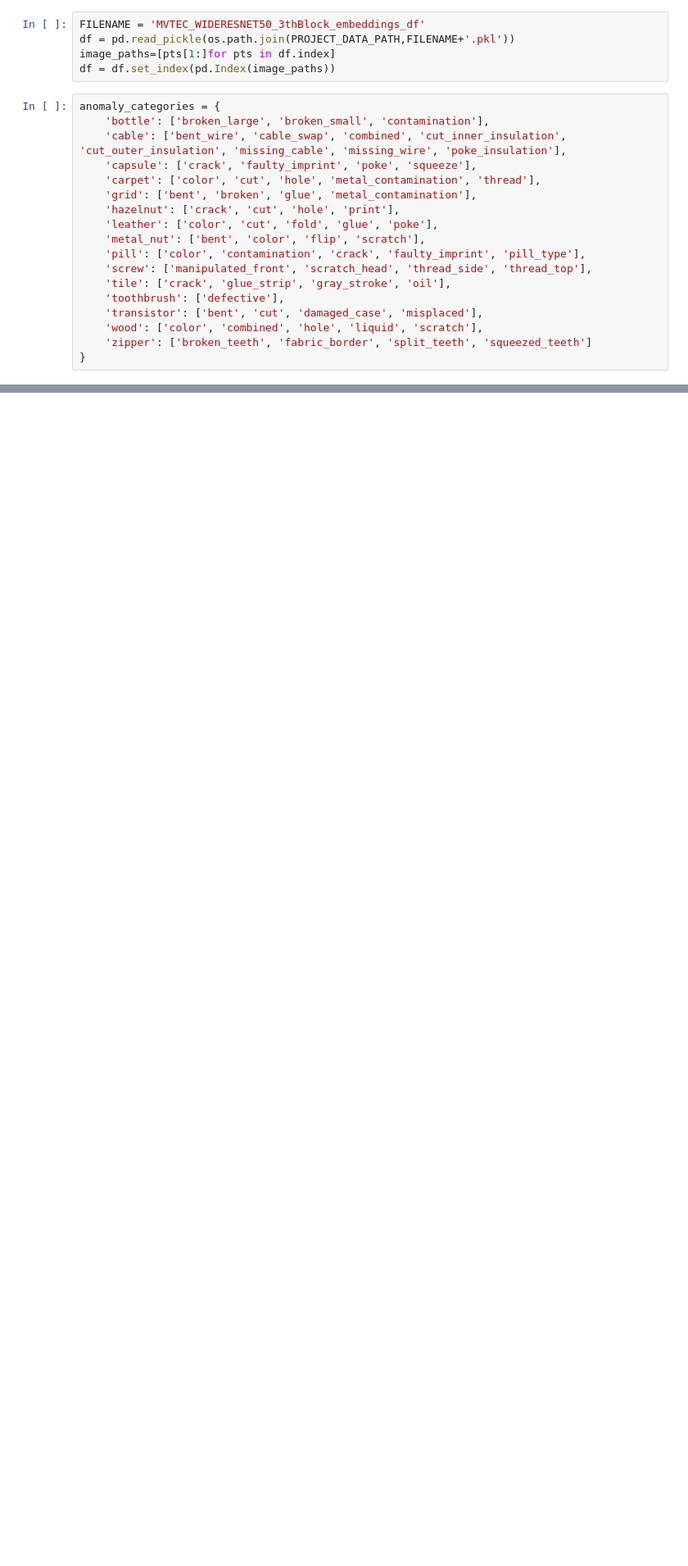
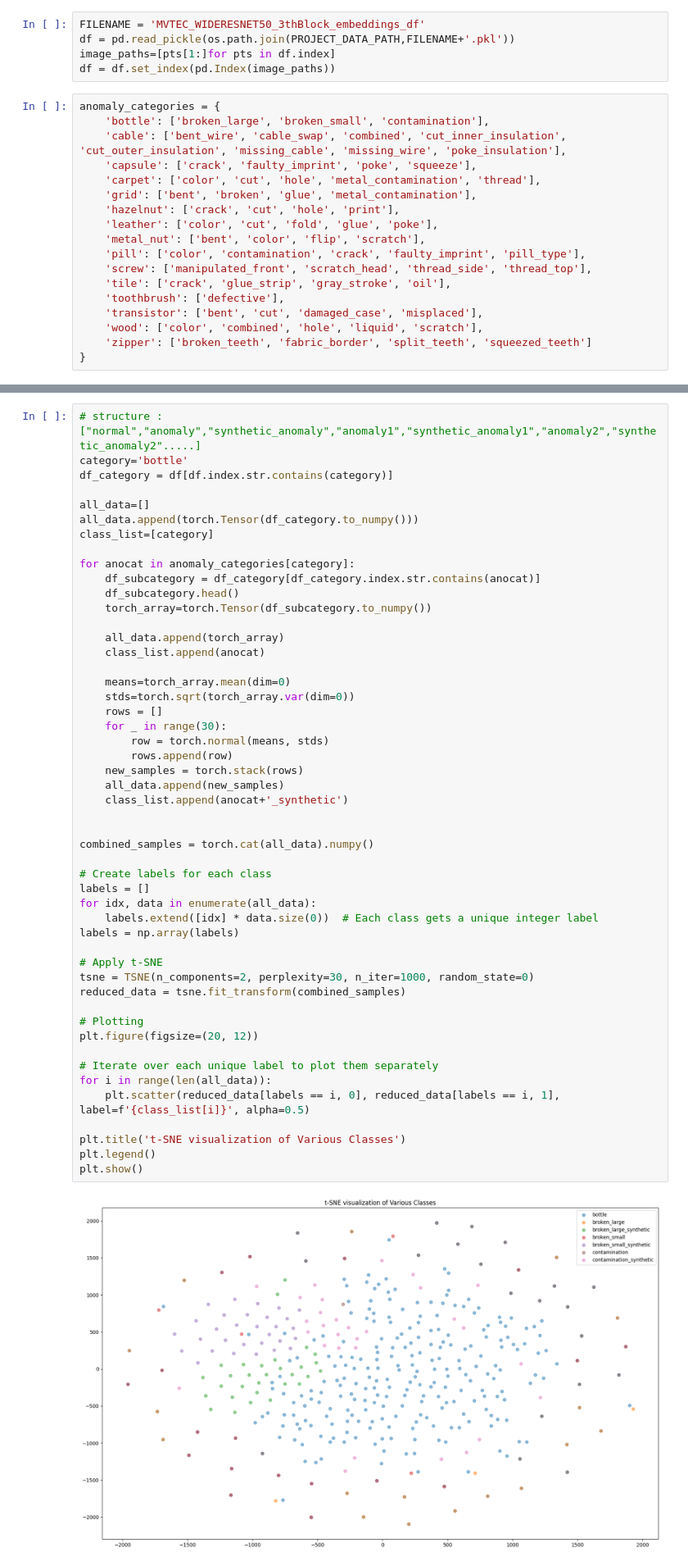
Before and after one commit to buehlpa/MVTec_Visualizer, a Jupyter notebook: workspace/mvtec_WIDERESNET50_syntheticAnomalies.ipynb, the cells around one changed output, grey strips where cells are left out. Shown: that part at 82% size. Cells and saved outputs as stored; diff of their text form; blank space fills up the shorter version.

Commit message:
added synthetic

```diff
--- a/workspace/mvtec_WIDERESNET50_syntheticAnomalies.ipynb
+++ b/workspace/mvtec_WIDERESNET50_syntheticAnomalies.ipynb
@@ -100,3 +50,55 @@ plt.show()
+# %%
+# structure : ["normal","anomaly","synthetic_anomaly","anomaly1","synthetic_anomaly1","anomaly2","synthetic_anomaly2".....]
+category='bottle'
+df_category = df[df.index.str.contains(category)]
+
+all_data=[]
+all_data.append(torch.Tensor(df_category.to_numpy()))
+class_list=[category]
+
+for anocat in anomaly_categories[category]:
+    df_subcategory = df_category[df_category.index.str.contains(anocat)]
+    df_subcategory.head()
+    torch_array=torch.Tensor(df_subcategory.to_numpy())
+
+    all_data.append(torch_array)
+    class_list.append(anocat)
+
+    means=torch_array.mean(dim=0)
+    stds=torch.sqrt(torch_array.var(dim=0))
+    rows = []
+    for _ in range(30):
+        row = torch.normal(means, stds)
+        rows.append(row)
+    new_samples = torch.stack(rows)
+    all_data.append(new_samples)
+    class_list.append(anocat+'_synthetic')
+
+
+combined_samples = torch.cat(all_data).numpy()
+
+# Create labels for each class
+labels = []
+for idx, data in enumerate(all_data):
+    labels.extend([idx] * data.size(0))  # Each class gets a unique integer label
+labels = np.array(labels)
+
+# Apply t-SNE
+tsne = TSNE(n_components=2, perplexity=30, n_iter=1000, random_state=0)
+reduced_data = tsne.fit_transform(combined_samples)
+
+# Plotting
+plt.figure(figsize=(20, 12))
+
+# Iterate over each unique label to plot them separately
+for i in range(len(all_data)):
+    plt.scatter(reduced_data[labels == i, 0], reduced_data[labels == i, 1], label=f'{class_list[i]}', alpha=0.5)
+
+plt.title('t-SNE visualization of Various Classes')
+plt.legend()
+plt.show()
+# %% [output]
+[figure, added]
 # %%
 
 for category in list(anomaly_categories.keys()):
```
Also changed, not shown: parts of 3 cells of this notebook.
